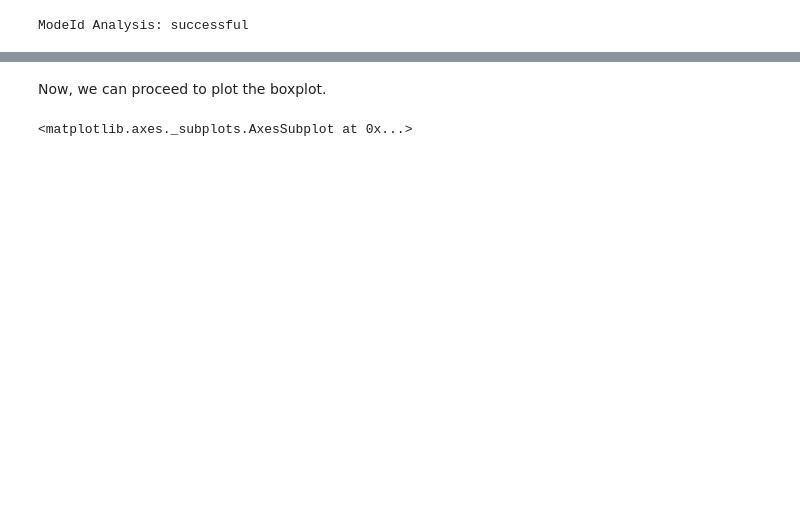
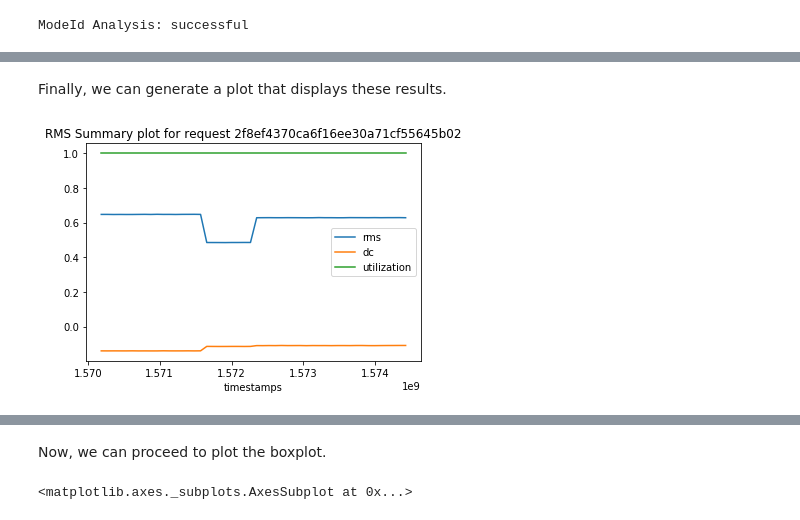
Before and after one commit to vikinganalytics/mvg, a Jupyter notebook: docs/source/content/examples/brief_overview.ipynb, the cells around one changed output, grey strips where cells are left out. Saved outputs shown, nothing was run; the diff lists cells and outputs as text; code cells hidden in the pictures; blank space fills up the shorter version.

```diff
--- a/docs/source/content/examples/brief_overview.ipynb
+++ b/docs/source/content/examples/brief_overview.ipynb
@@ -57,7 +76,7 @@ Thus, each unique token represents a unique user, each user has it own, unique d
 # %%
 ENDPOINT = "https://api.beta.multiviz.com"
 # Replace by your own Token
-VALID_TOKEN = "Add token here"
+VALID_TOKEN = os.environ['TEST_TOKEN']
 # %%
 session = MVG(ENDPOINT, VALID_TOKEN)
 # %% [markdown]
@@ -286,6 +315,6 @@ The second key `"results"` includes the numeric results.
 # %%
-rms_table = session.get_analysis_results(request_id=REQUEST_ID_RMS_u0001)
-mode_table = session.get_analysis_results(request_id=REQUEST_ID_ModeId_u0001)
+rms_results = session.get_analysis_results(request_id=REQUEST_ID_RMS_u0001)
+mode_results = session.get_analysis_results(request_id=REQUEST_ID_ModeId_u0001)
 
-rms_table.keys()
+rms_results.keys()
 # %% [output]
@@ -328,0 +335,2 @@ df_mode.head()
+# %%
+rms_results_parsed = analysis_classes.parse_results(rms_results)
@@ -328,0 +383,6 @@ df_mode.head()
+# %% [markdown]
+Finally, we can generate a plot that displays these results.
+# %%
+rms_results_parsed.plot()
+# %% [output]
+[figure, added]
```
Also changed, not shown: parts of 50 cells of this notebook, 4 other files.
